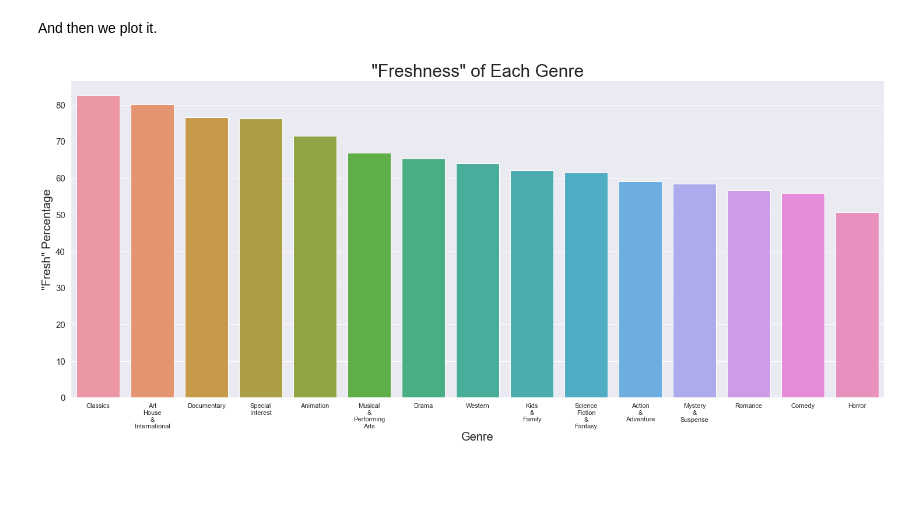
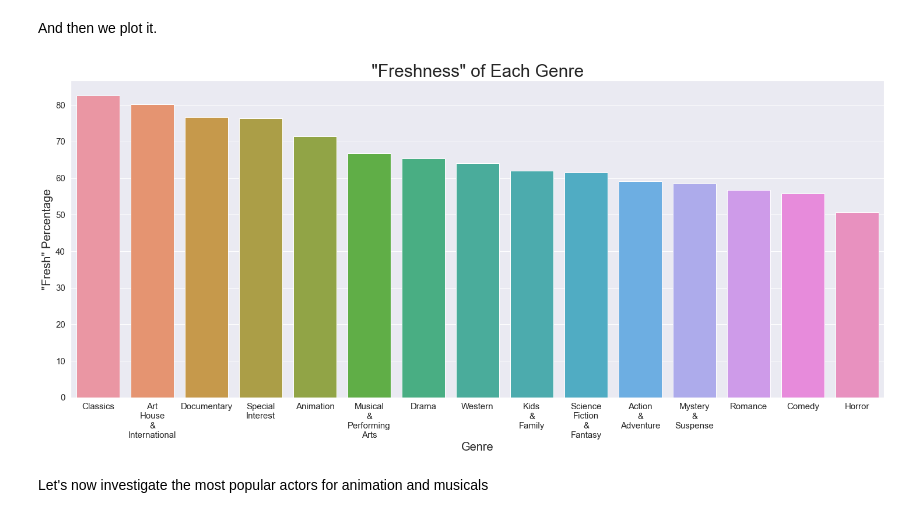
Before and after one commit to andre3000y/Movie_box_office_analysis, a Jupyter notebook: The Notebook.ipynb, the cells around one changed output. Saved outputs shown, nothing was run; the diff lists cells and outputs as text; code cells hidden in the pictures; blank space fills up the shorter version.

```diff
--- a/The Notebook.ipynb
+++ b/The Notebook.ipynb
@@ -549,12 +549,14 @@ And then we plot it.
 # %%
 fig3, ax3 = plt.subplots(figsize = (25,10))
 ax3 = sns.barplot(x = df_g_fb.index, y = df_g_fb.values*100) #the '*100' changes these decimals to percentages
 
 ax3.set_title('"Freshness" of Each Genre', fontsize = 30)
 ax3.set_xlabel('Genre', fontsize = 20)
 ax3.set_ylabel('"Fresh" Percentage', fontsize = 20)
-ax3.tick_params(axis = 'y', labelsize = 15)
-plt.savefig('images/F');
+ax3.tick_params(axis = 'both', labelsize = 15)
+plt.savefig('images/genre_fresh');
 # %% [output]
-[figure, old version]
+[figure, new version]
+# %% [markdown]
+Let's now investigate the most popular actors for animation and musicals
 # %%
```
Also changed, not shown: parts of 25 cells of this notebook, 6 other files.
